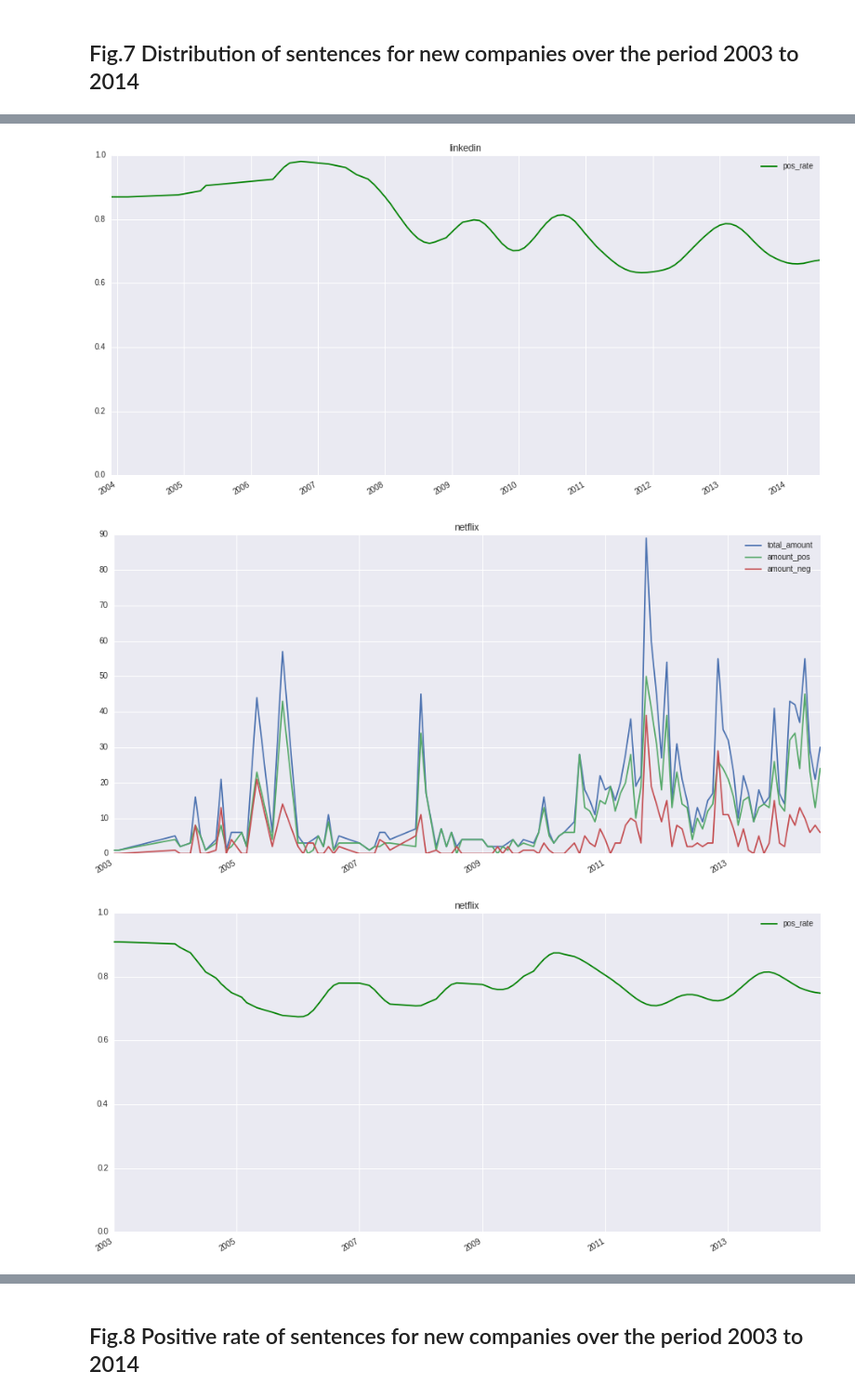
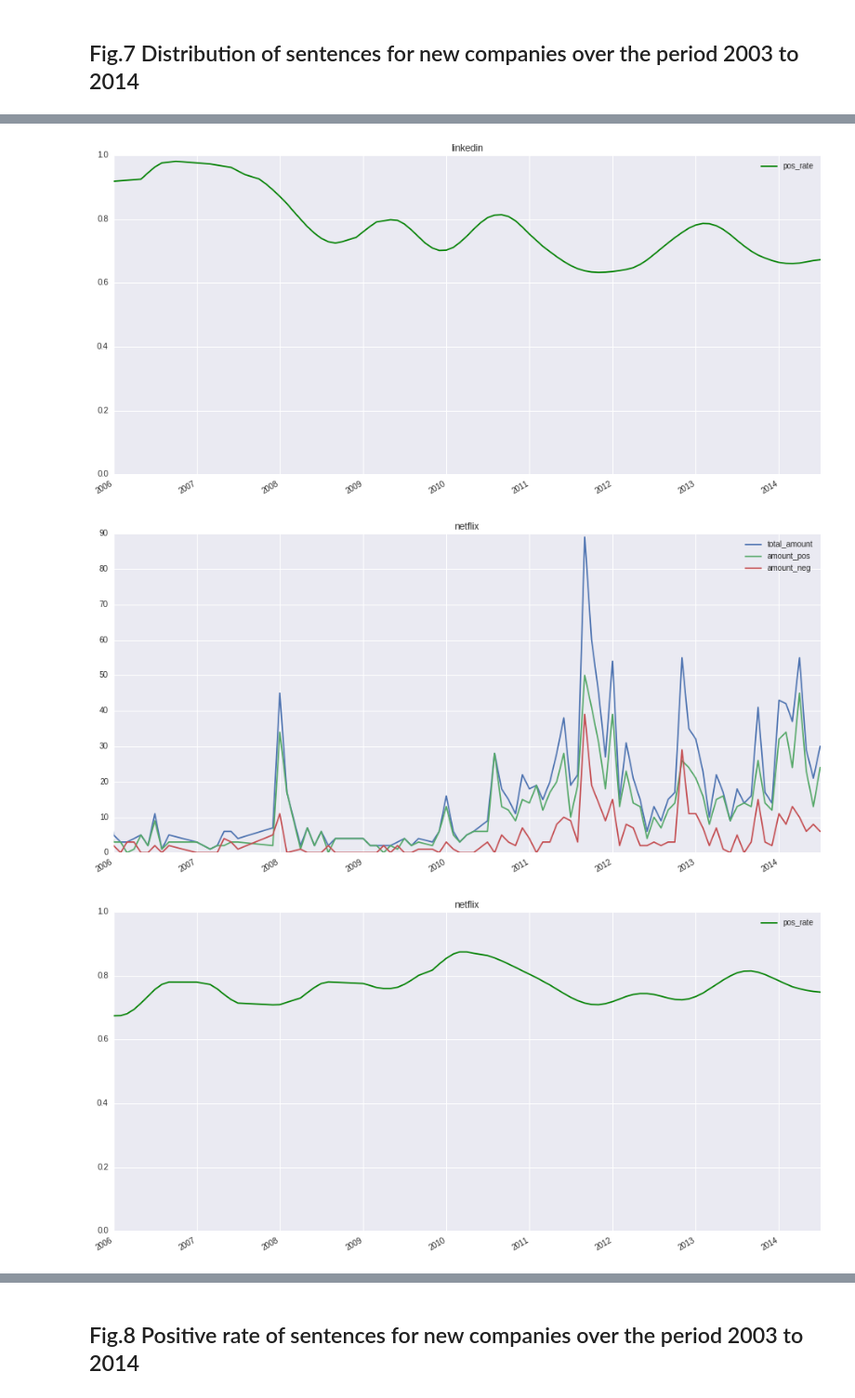
Before and after one commit to mavillard/liwc, a Jupyter notebook: new_ft_sentiment_analysis.ipynb, the cells around one changed output, grey strips where cells are left out. Shown at 93% size. Cells and saved outputs as stored; diff of their text form; code cells hidden in the pictures.

Commit message:
xlim

```diff
--- a/new_ft_sentiment_analysis.ipynb
+++ b/new_ft_sentiment_analysis.ipynb
@@ -394,7 +398,11 @@ grouped_by_category
 | 9 | 2 | 9 | 493 | 750 | 1243 |
 | 10 | 2 | 10 | 531 | 630 | 1161 |
 # %%
-def plot(term_list=None, same=False, info='total', category_list=None, figsize=(16, 8), window_len=20, window='hanning'):
+def calc_xlim(start_from, df):
+    return (max(datetime.strptime(start_from, "%Y-%m-%d"), df.index[0]), df.index[-1]) if start_from else None
+
+def plot(term_list=None, same=False, info='total', category_list=None, figsize=(16, 8), window_len=20, window='hanning',
+         start_from=None):
     if term_list and not same:
         for term in term_list:
             df = blaze.odo(grouped_by_term[grouped_by_term.original_term == term], pd.DataFrame)
@@ -402,14 +410,14 @@ def plot(term_list=None, same=False, info='total', category_list=None, figsize=(
             df.index = [datetime.strptime("2003-01-01", "%Y-%m-%d") + relativedelta(months=i) for i in df.index]
             df['pos_rate'] = df['amount_pos'] / df['total_amount']
             y1_df = df[['total_amount', 'amount_pos', 'amount_neg']]
-            y1_df.plot(title=term, figsize=figsize)
+            y1_df.plot(title=term, figsize=figsize, xlim=calc_xlim(start_from, y1_df))
             y2 = smooth(
                     df['pos_rate'].values,
                     window_len=window_len,
                     window=window
             )
             y2_df = pd.DataFrame(y2, columns=['pos_rate'], index=df.index)
-            y2_df.plot(title=term, ylim=[0, 1], color='green', figsize=figsize)
+            y2_df.plot(title=term, ylim=[0, 1], color='green', figsize=figsize, xlim=calc_xlim(start_from, y2_df))
     elif term_list and same:
         ax = plt.figure(figsize=figsize).add_subplot(1, 1, 1)
         for term in term_list:
@@ -424,7 +432,7 @@ def plot(term_list=None, same=False, info='total', category_list=None, figsize=(
                     window=window
                 )
                 y_df = pd.DataFrame(y, columns=['total_amount'], index=df.index)
-                y_df.plot(title='All together', figsize=figsize, ax=ax)
+                y_df.plot(title='All together', figsize=figsize, ax=ax, xlim=calc_xlim(start_from, y_df))
             else:
                 y = smooth(
                     df['pos_rate'].values,
@@ -432,7 +440,7 @@ def plot(term_list=None, same=False, info='total', category_list=None, figsize=(
                     window=window
                 )
                 y_df = pd.DataFrame(y, columns=['pos_rate'], index=df.index)
-                y_df.plot(title='All together', ylim=[0, 1], figsize=figsize, ax=ax)
+                y_df.plot(title='All together', ylim=[0, 1], figsize=figsize, ax=ax, xlim=calc_xlim(start_from, y_df))
         ax.legend(term_list)
     elif category_list:
         category_dict = {
@@ -448,7 +456,7 @@ def plot(term_list=None, same=False, info='total', category_list=None, figsize=(
                 df.index = [datetime.strptime("2003-01-01", "%Y-%m-%d") + relativedelta(months=i) for i in df.index]
                 df['pos_rate'] = df['amount_pos'] / df['total_amount']
                 y1_df = df[['total_amount', 'amount_pos', 'amount_neg']]
-                y1_df.plot(title=category_dict[category], figsize=figsize)
+                y1_df.plot(title=category_dict[category], figsize=figsize, xlim=calc_xlim(start_from, y1_df))
         else:
             ax = plt.figure(figsize=figsize).add_subplot(1, 1, 1)
             for category in category_list:
@@ -462,7 +470,7 @@ def plot(term_list=None, same=False, info='total', category_list=None, figsize=(
                         window=window
                 )
                 y2_df = pd.DataFrame(y2, columns=['pos_rate'], index=df.index)
-                y2_df.plot(title='All together', ylim=[0, 1], figsize=figsize, ax=ax)
+                y2_df.plot(title='All together', ylim=[0, 1], figsize=figsize, ax=ax, xlim=calc_xlim(start_from, y2_df))
             ax.legend(['new companies', 'big companies', 'entrepreneur/founder', 'executive/manager'])
 # %% [markdown]
 # Images
@@ -528,7 +536,8 @@ plot(term_list=['chevron', 'ford', 'microsoft', 'mckinsey & company'], info='pos
 # %% [markdown]
 ## Fig.7 Distribution of sentences for new companies over the period 2003 to 2014
 # %%
-plot(term_list=['facebook', 'instagram', 'linkedin', 'netflix', 'spotify', 'twitter'], info='total', same=False)
+plot(term_list=['facebook', 'instagram', 'linkedin', 'netflix', 'spotify', 'twitter'], info='total', same=False,
+     start_from='2006-01-01')
 # %% [output]
 [figure]
 [figure]
@@ -538,5 +547,5 @@ plot(term_list=['facebook', 'instagram', 'linkedin', 'netflix', 'spotify', 'twit
-[figure, old version]
+[figure, new version]
-[figure, old version]
+[figure, new version]
-[figure, old version]
+[figure, new version]
 [figure]
 [figure]
```
Also changed, not shown: parts of 3 cells of this notebook.
